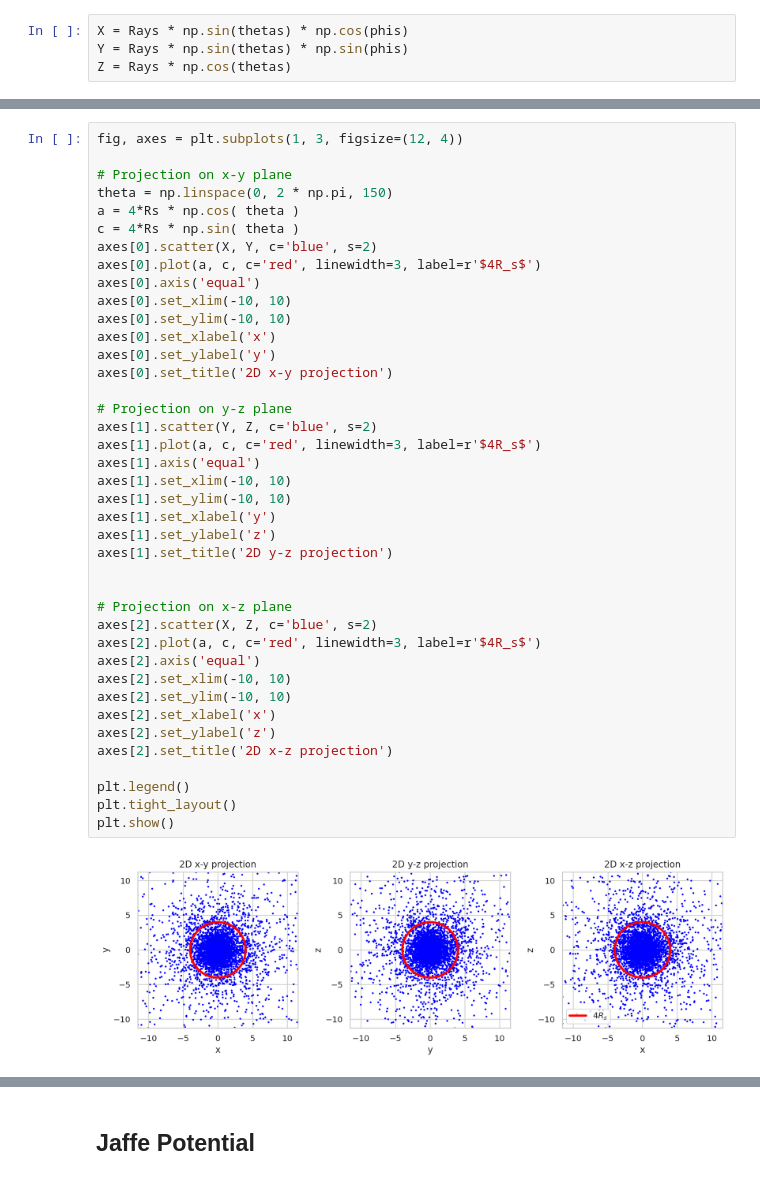
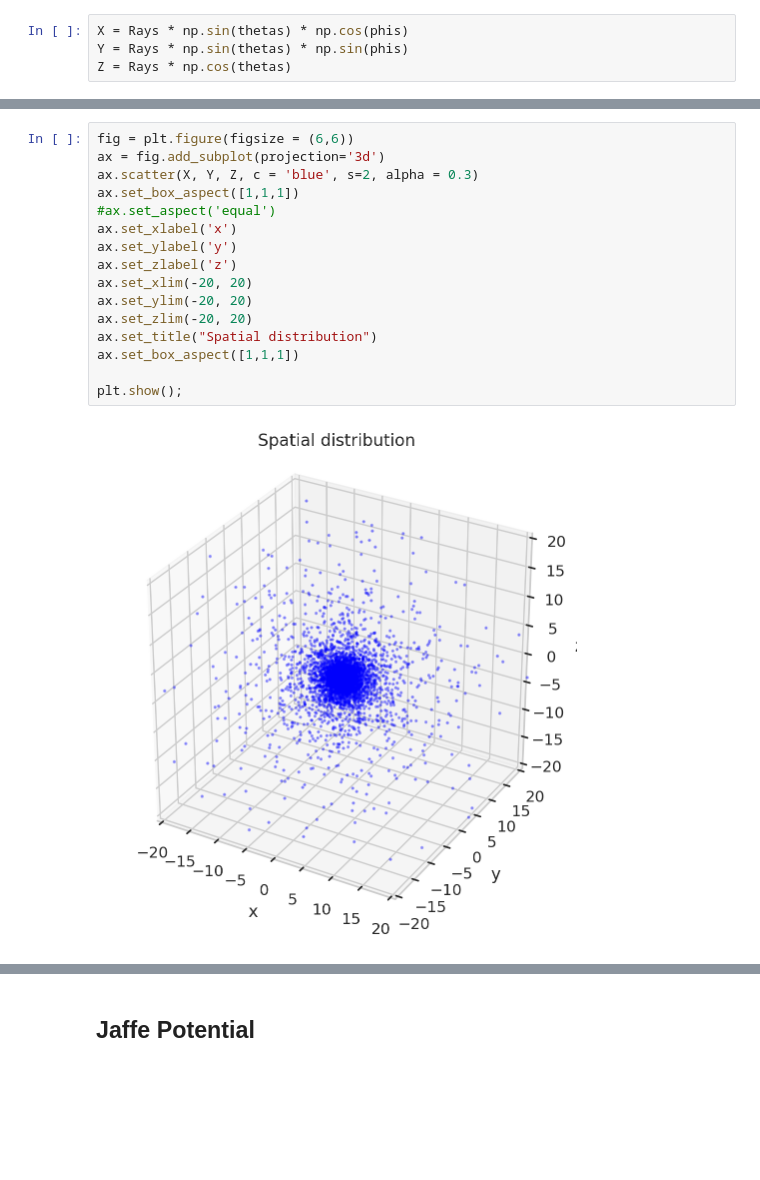
Before and after one commit to SimoneArienti/Galaxies-and-Dynamics, a Jupyter notebook: Project/Jaffe Setup.ipynb, the cells around one changed output, grey strips where cells are left out. Cells and saved outputs as stored; diff of their text form; blank space fills up the shorter version.

```diff
--- a/Project/Jaffe Setup.ipynb
+++ b/Project/Jaffe Setup.ipynb
@@ -196,42 +184,18 @@ plt.tight_layout()
-# %%
-fig, axes = plt.subplots(1, 3, figsize=(12, 4))
-
-# Projection on x-y plane
-theta = np.linspace(0, 2 * np.pi, 150)
-a = 4*Rs * np.cos( theta )
-c = 4*Rs * np.sin( theta )
-axes[0].scatter(X, Y, c='blue', s=2)
-axes[0].plot(a, c, c='red', linewidth=3, label=r'$4R_s$')
-axes[0].axis('equal')
-axes[0].set_xlim(-10, 10)
-axes[0].set_ylim(-10, 10)
-axes[0].set_xlabel('x')
-axes[0].set_ylabel('y')
-axes[0].set_title('2D x-y projection')
-
-# Projection on y-z plane
-axes[1].scatter(Y, Z, c='blue', s=2)
-axes[1].plot(a, c, c='red', linewidth=3, label=r'$4R_s$')
-axes[1].axis('equal')
-axes[1].set_xlim(-10, 10)
-axes[1].set_ylim(-10, 10)
-axes[1].set_xlabel('y')
-axes[1].set_ylabel('z')
-axes[1].set_title('2D y-z projection')
-
-
-# Projection on x-z plane
-axes[2].scatter(X, Z, c='blue', s=2)
-axes[2].plot(a, c, c='red', linewidth=3, label=r'$4R_s$')
-axes[2].axis('equal')
-axes[2].set_xlim(-10, 10)
-axes[2].set_ylim(-10, 10)
-axes[2].set_xlabel('x')
-axes[2].set_ylabel('z')
-axes[2].set_title('2D x-z projection')
-
-plt.legend()
-plt.tight_layout()
-plt.show()
-# %% [output]
-[figure, removed]
+# %%
+fig = plt.figure(figsize = (6,6))
+ax = fig.add_subplot(projection='3d')
+ax.scatter(X, Y, Z, c = 'blue', s=2, alpha = 0.3)
+ax.set_box_aspect([1,1,1])
+#ax.set_aspect('equal')
+ax.set_xlabel('x')
+ax.set_ylabel('y')
+ax.set_zlabel('z')
+ax.set_xlim(-20, 20)
+ax.set_ylim(-20, 20)
+ax.set_zlim(-20, 20)
+ax.set_title("Spatial distribution")
+ax.set_box_aspect([1,1,1])
+
+plt.show();
+# %% [output]
+[figure, added]
```
Also changed, not shown: parts of 47 cells of this notebook.
